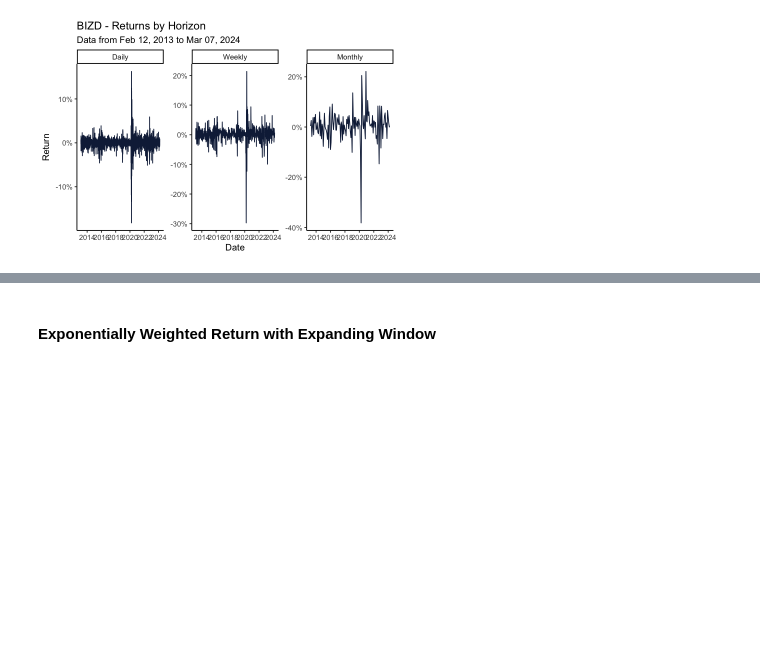
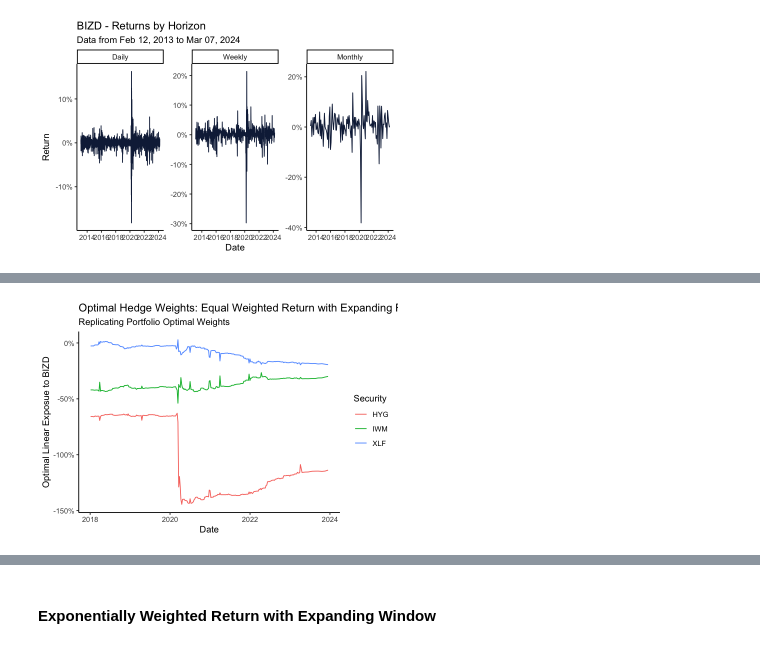
Before and after one commit to twood886/FINM33150_Quant_Trading_Project, a Jupyter notebook: Popat_Weekes_Wood_FINM33150_FinalProject.ipynb, the cells around one changed output, grey strips where cells are left out. Drawn from its saved outputs; the diff is of its cells as text; code cells hidden in the pictures; blank space fills up the shorter version.

```diff
--- a/Popat_Weekes_Wood_FINM33150_FinalProject.ipynb
+++ b/Popat_Weekes_Wood_FINM33150_FinalProject.ipynb
@@ -496,7 +495,7 @@ Optimal_Weights <-
     `ols_expand_weights` = purrr::map(`expanding_return`, ols_weights, fwd = 1, y = "BIZD", lamda = 1),
     `ols_expand_exp_weights` = purrr::map(`expanding_return`, ols_weights, fwd = 1, y = "BIZD", lamda = 0.9),
     `ols_box_weights` = purrr::map(`box_return_52`, ols_weights, fwd = 1, y = "BIZD", lamda = 1),
-    `mgarch_weights` = purrr::map(`expanding_return`, mgarch_weights, fwd = 1, y = "BIZD", .progress = T))
+    `mgarch_weights` = purrr::map(`expanding_return`, mgarch_weights, fwd = 1, y = "BIZD"))
 
 
 Optimal_Weights_Returns <-
@@ -512,7 +511,7 @@ Optimal_Weights_Returns <-
   dplyr::mutate(
     dplyr::across(
       c(tidyselect::contains("_weights"), -contains("BIZD")),
-      ~purrr::map2(`return_weekly`, lag(.x, 1), hedgefit_collar, collar_moneyness = c(1, 1.01)),
+      ~purrr::map2(`return_weekly`, lag(.x, 1), hedgefit_collar, collar_moneyness = c(.99, 1.01)),
       .names = "{.col}_collar_return")) %>%
   dplyr::rename_with(~stringr::str_remove(.x, "_weights"), .cols=tidyselect::contains("collar_return")) %>%
   dplyr::select(c(`date`, tidyselect::contains("hedge_return"), tidyselect::contains("collar_return"))) %>%
@@ -521,0 +524,5 @@ Optimal_Weights_Returns <-
+# %%
+source("Functions/plotting_functions.R");
+plot_optimal_hedge_weights(Optimal_Weights, "ols_expand_weights", name = "Equal Weighted Return with Expanding Return")
+# %% [output]
+[figure, added]
```
Also changed, not shown: parts of 29 cells of this notebook, 1 other file.
